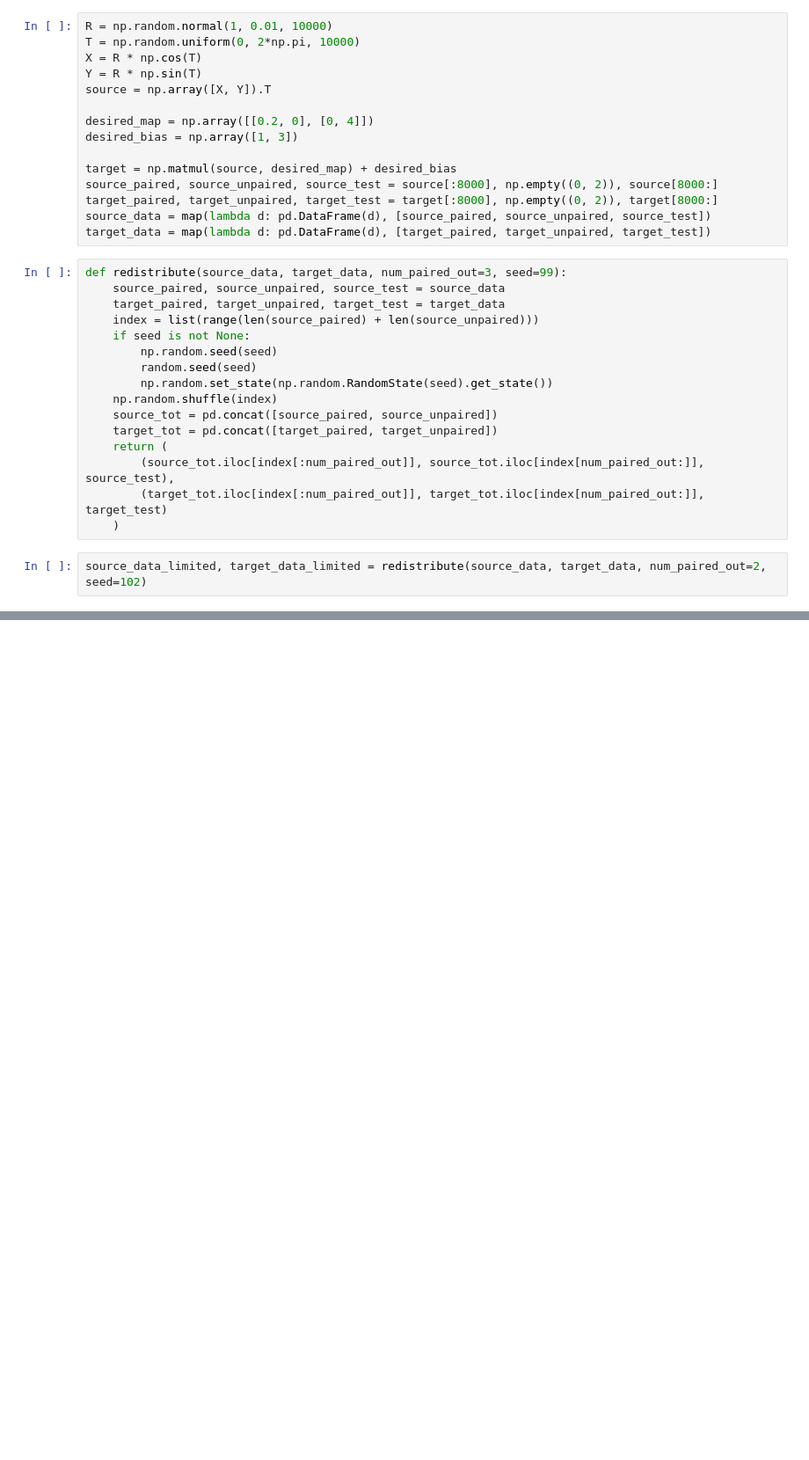
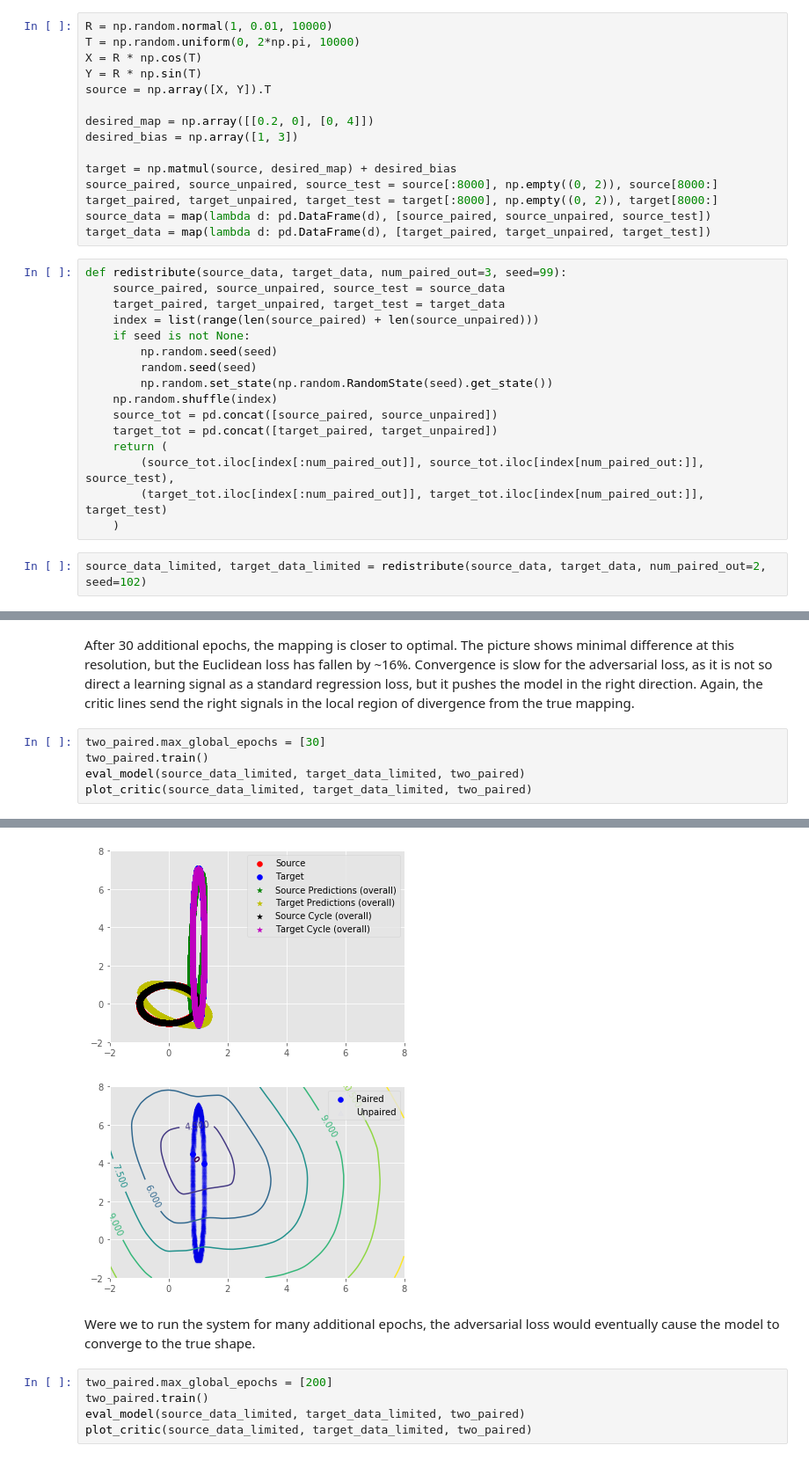
Before and after one commit to mmcdermott/CWR-GAN, a Jupyter notebook: Model Usage.ipynb, the cells around one changed output, grey strips where cells are left out. Shown: that part at 88% size. Saved outputs shown, nothing was run; the diff lists cells and outputs as text; blank space fills up the shorter version.

```diff
--- a/Model Usage.ipynb
+++ b/Model Usage.ipynb
@@ -397,0 +434,8 @@ INFO:tensorflow:Summary name TRANSLATOR_WGAN_critic/T_critic/output_layer/bias:0
+# %% [markdown]
+After 30 additional epochs, the mapping is closer to optimal. The picture shows minimal difference at this resolution, but the Euclidean loss has fallen by ~16%. Convergence is slow for the adversarial loss, as it is not so direct a learning signal as a standard regression loss, but it pushes the model in the right direction. Again, the critic lines send the right signals in the local region of divergence from the true mapping.
+# %%
+two_paired.max_global_epochs = [30]
+two_paired.train()
+eval_model(source_data_limited, target_data_limited, two_paired)
+plot_critic(source_data_limited, target_data_limited, two_paired)
+# %% [output]
@@ -397,0 +443,9 @@ INFO:tensorflow:Summary name TRANSLATOR_WGAN_critic/T_critic/output_layer/bias:0
+[figure, added]
+[figure, added]
+# %% [markdown]
+Were we to run the system for many additional epochs, the adversarial loss would eventually cause the model to converge to the true shape.
+# %%
+two_paired.max_global_epochs = [200]
+two_paired.train()
+eval_model(source_data_limited, target_data_limited, two_paired)
+plot_critic(source_data_limited, target_data_limited, two_paired)
```
Also changed, not shown: parts of 18 cells of this notebook, 5 other files.
